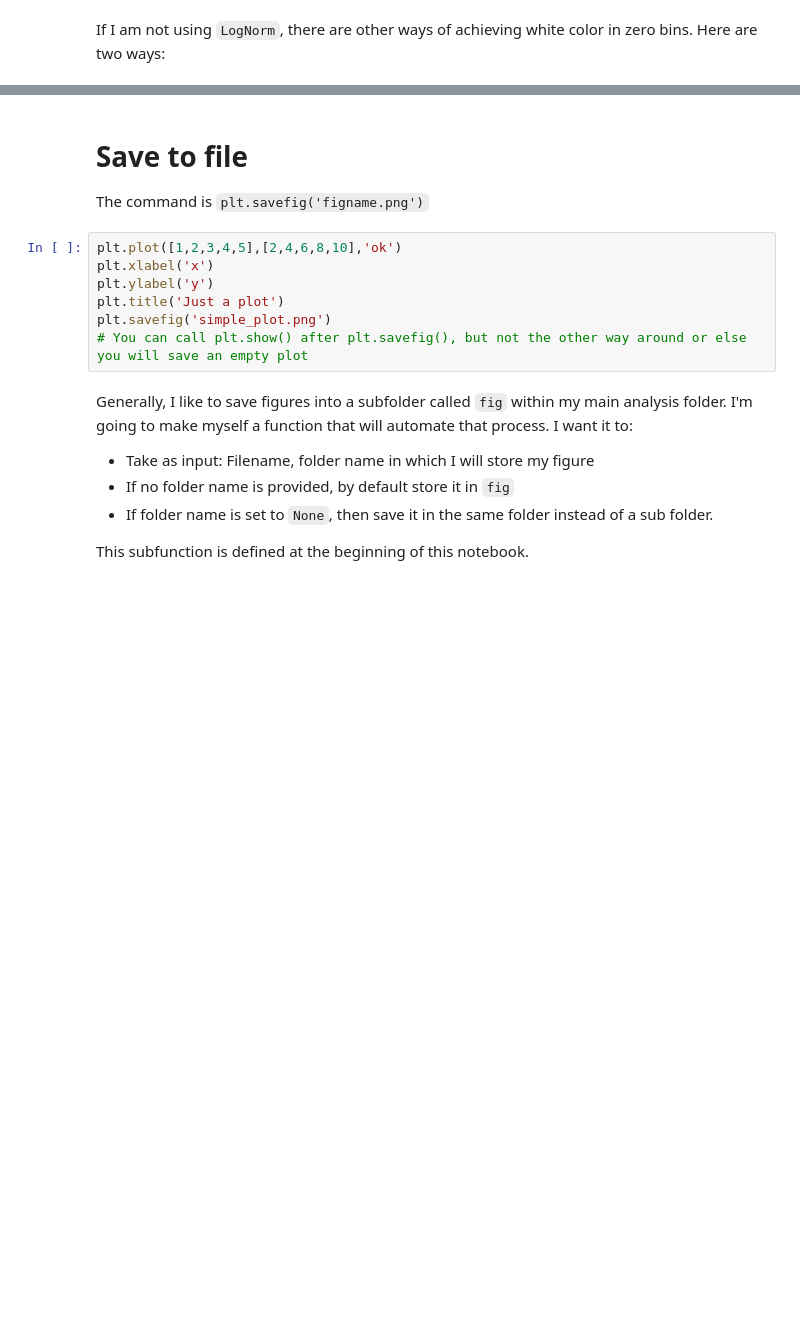
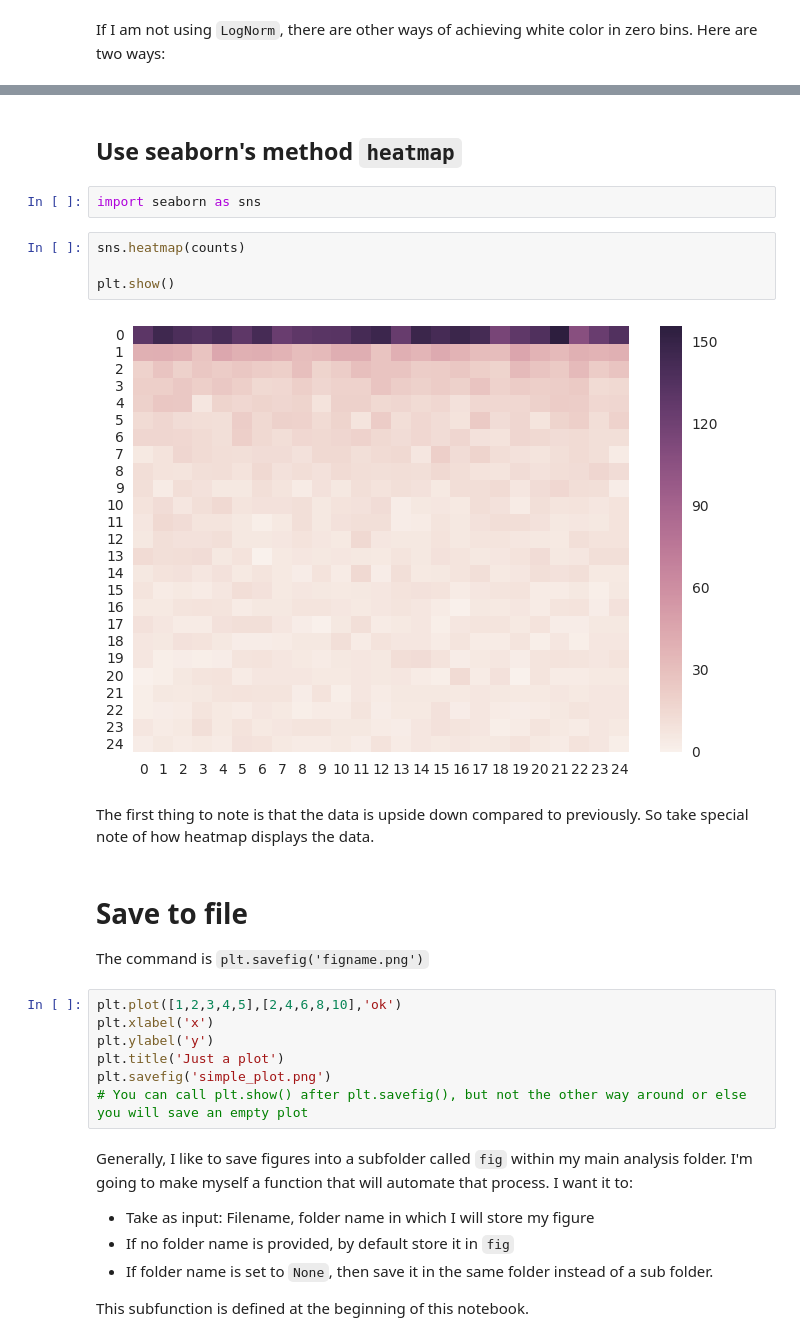
Before and after one commit to pfschus/python-tutorial-plotting, a Jupyter notebook: python_plotting_cheat_sheet.ipynb, the cells around one changed output, grey strips where cells are left out. Cells and saved outputs as stored; diff of their text form; blank space fills up the shorter version.

```diff
--- a/python_plotting_cheat_sheet.ipynb
+++ b/python_plotting_cheat_sheet.ipynb
@@ -380,3 +401,15 @@ plt.show()
+# %% [markdown]
+## Use seaborn's method `heatmap`
+# %%
+import seaborn as sns
+# %%
+sns.heatmap(counts)
+
+plt.show()
+# %% [output]
+[figure, added]
+# %% [markdown]
+The first thing to note is that the data is upside down compared to previously. So take special note of how heatmap displays the data.
 # %% [markdown]
 # Save to file
 The command is `plt.savefig('figname.png')`
```
Also changed, not shown: parts of 10 cells of this notebook.
